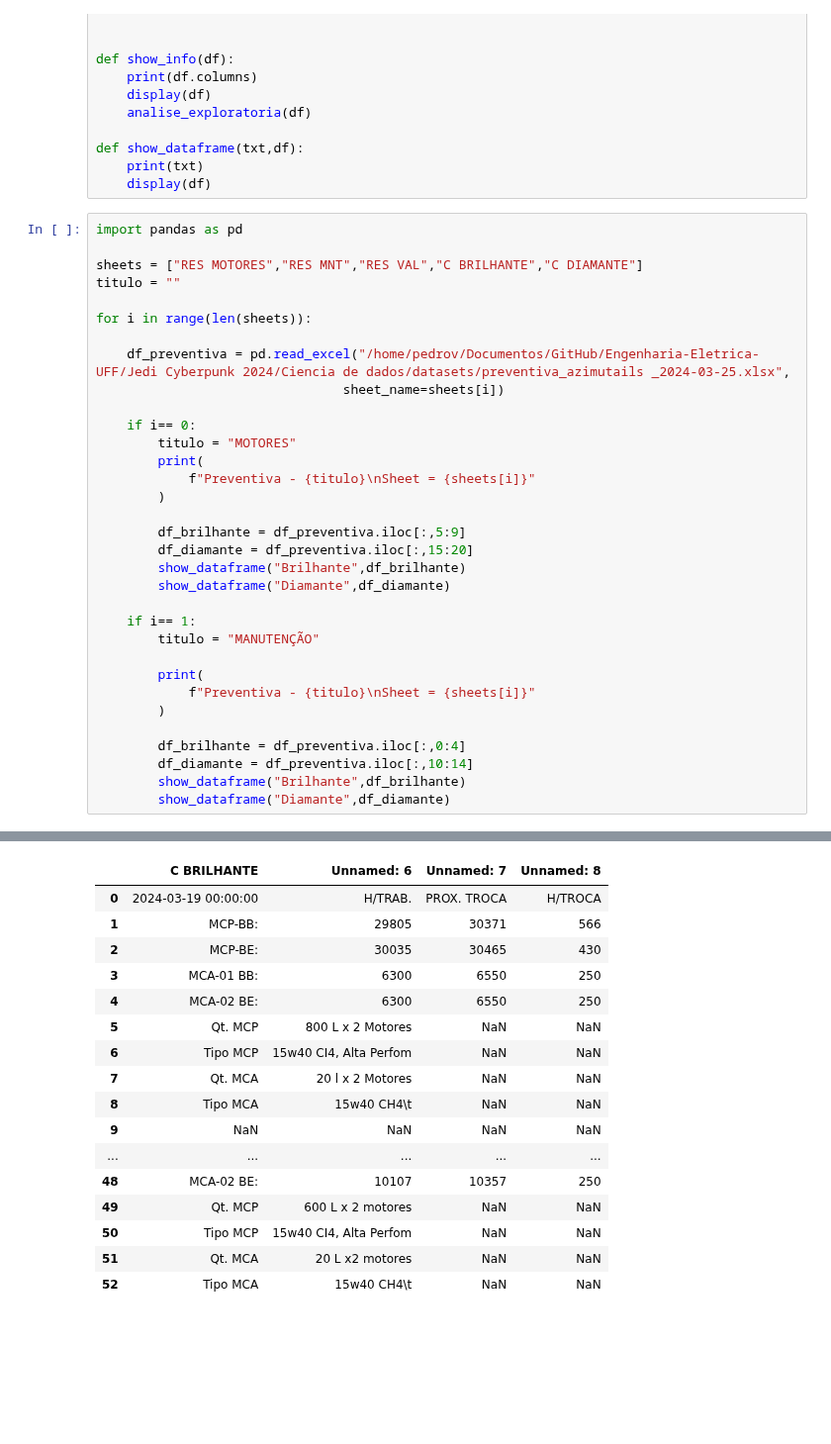
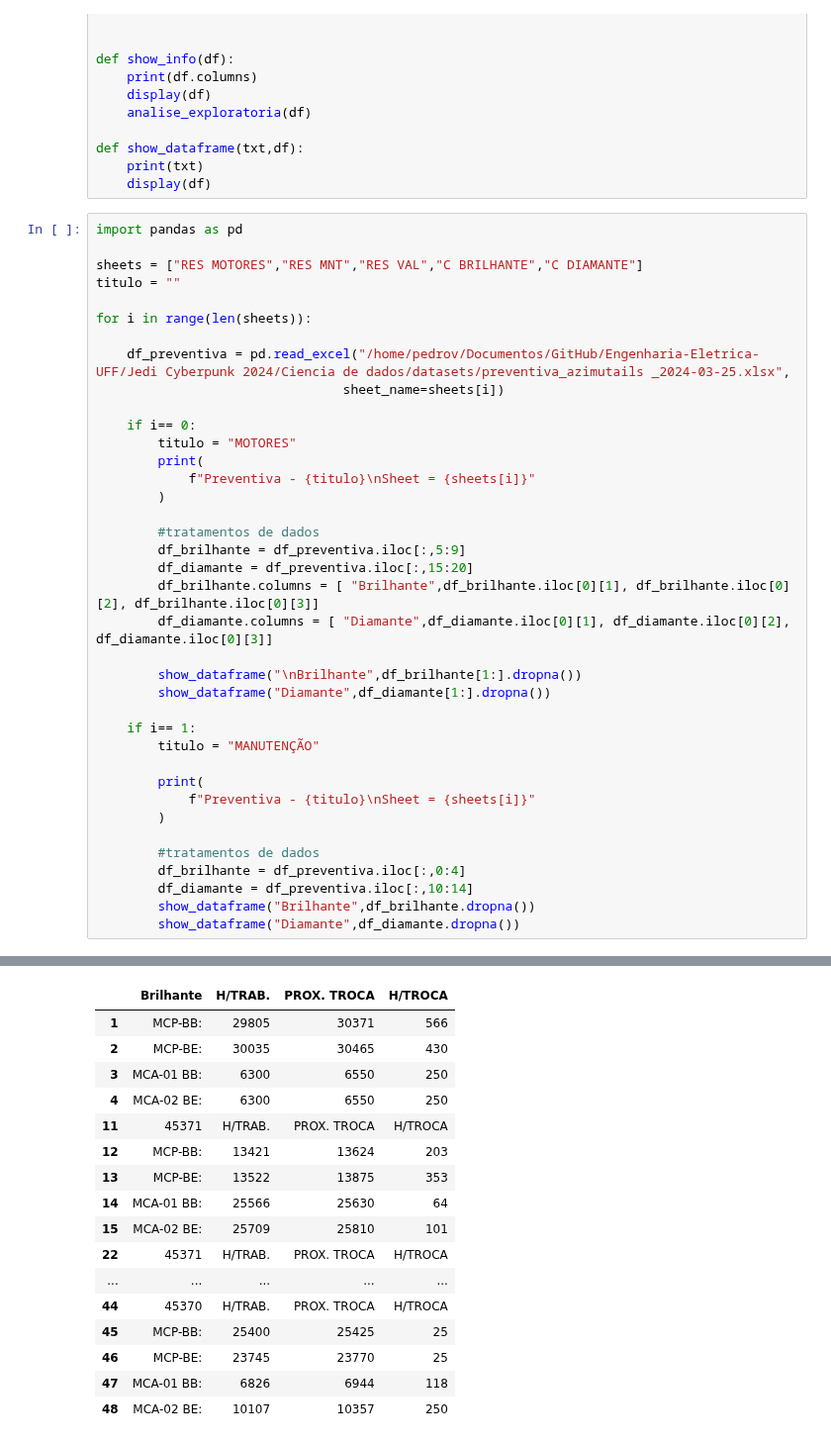
Before and after one commit to PedroVic12/Engenharia-Eletrica-UFF, a Jupyter notebook: Jedi Cyberpunk 2024/Ciencia de dados/notebooks/preventiva_ifs_cadastro.ipynb, the cells around one changed output, grey strips where cells are left out. Shown at 99% size. Drawn from its saved outputs; the diff is of its cells as text; blank space fills up the shorter version.

```diff
--- a/Jedi Cyberpunk 2024/Ciencia de dados/notebooks/preventiva_ifs_cadastro.ipynb
+++ b/Jedi Cyberpunk 2024/Ciencia de dados/notebooks/preventiva_ifs_cadastro.ipynb
@@ -109,10 +109,14 @@ for i in range(len(sheets)):
             f"Preventiva - {titulo}\nSheet = {sheets[i]}"
         )
 
+        #tratamentos de dados
         df_brilhante = df_preventiva.iloc[:,5:9]
         df_diamante = df_preventiva.iloc[:,15:20]
-        show_dataframe("Brilhante",df_brilhante)
-        show_dataframe("Diamante",df_diamante)
+        df_brilhante.columns = [ "Brilhante",df_brilhante.iloc[0][1], df_brilhante.iloc[0][2], df_brilhante.iloc[0][3]]
+        df_diamante.columns = [ "Diamante",df_diamante.iloc[0][1], df_diamante.iloc[0][2], df_diamante.iloc[0][3]]
+
+        show_dataframe("\nBrilhante",df_brilhante[1:].dropna())
+        show_dataframe("Diamante",df_diamante[1:].dropna())
 
     if i== 1:
         titulo = "MANUTENÇÃO"
@@ -121,10 +125,11 @@ for i in range(len(sheets)):
             f"Preventiva - {titulo}\nSheet = {sheets[i]}"
         )
 
+        #tratamentos de dados
         df_brilhante = df_preventiva.iloc[:,0:4]
         df_diamante = df_preventiva.iloc[:,10:14]
-        show_dataframe("Brilhante",df_brilhante)
-        show_dataframe("Diamante",df_diamante)
+        show_dataframe("Brilhante",df_brilhante.dropna())
+        show_dataframe("Diamante",df_diamante.dropna())
 # %% [output]
 Preventiva - MOTORES
 Sheet = RES MOTORES
@@ -131,19 +137,19 @@ Sheet = RES MOTORES
 Brilhante
-|  | C BRILHANTE | Unnamed: 6 | Unnamed: 7 | Unnamed: 8 |
-| 0 | 2024-03-19 00:00:00 | H/TRAB. | PROX. TROCA | H/TROCA |
+|  | Brilhante | H/TRAB. | PROX. TROCA | H/TROCA |
 | 1 | MCP-BB: | 29805 | 30371 | 566 |
 | 2 | MCP-BE: | 30035 | 30465 | 430 |
 | 3 | MCA-01 BB: | 6300 | 6550 | 250 |
 | 4 | MCA-02 BE: | 6300 | 6550 | 250 |
-| 5 | Qt. MCP | 800 L x 2 Motores | NaN | NaN |
-| 6 | Tipo MCP | 15w40 CI4, Alta Perfom | NaN | NaN |
-| 7 | Qt. MCA | 20 l x 2 Motores | NaN | NaN |
-| 8 | Tipo MCA | 15w40 CH4\t | NaN | NaN |
-| 9 | NaN | NaN | NaN | NaN |
+| 11 | 45371 | H/TRAB. | PROX. TROCA | H/TROCA |
+| 12 | MCP-BB: | 13421 | 13624 | 203 |
+| 13 | MCP-BE: | 13522 | 13875 | 353 |
+| 14 | MCA-01 BB: | 25566 | 25630 | 64 |
+| 15 | MCA-02 BE: | 25709 | 25810 | 101 |
+| 22 | 45371 | H/TRAB. | PROX. TROCA | H/TROCA |
 | ... | ... | ... | ... | ... |
+| 44 | 45370 | H/TRAB. | PROX. TROCA | H/TROCA |
+| 45 | MCP-BB: | 25400 | 25425 | 25 |
+| 46 | MCP-BE: | 23745 | 23770 | 25 |
+| 47 | MCA-01 BB: | 6826 | 6944 | 118 |
 | 48 | MCA-02 BE: | 10107 | 10357 | 250 |
-| 49 | Qt. MCP | 600 L x 2 motores | NaN | NaN |
-| 50 | Tipo MCP | 15w40 CI4, Alta Perfom | NaN | NaN |
-| 51 | Qt. MCA | 20 L x2 motores | NaN | NaN |
-| 52 | Tipo MCA | 15w40 CH4\t | NaN | NaN |
 Diamante
```
Also changed, not shown: parts of 1 cell of this notebook, 7 other files.
